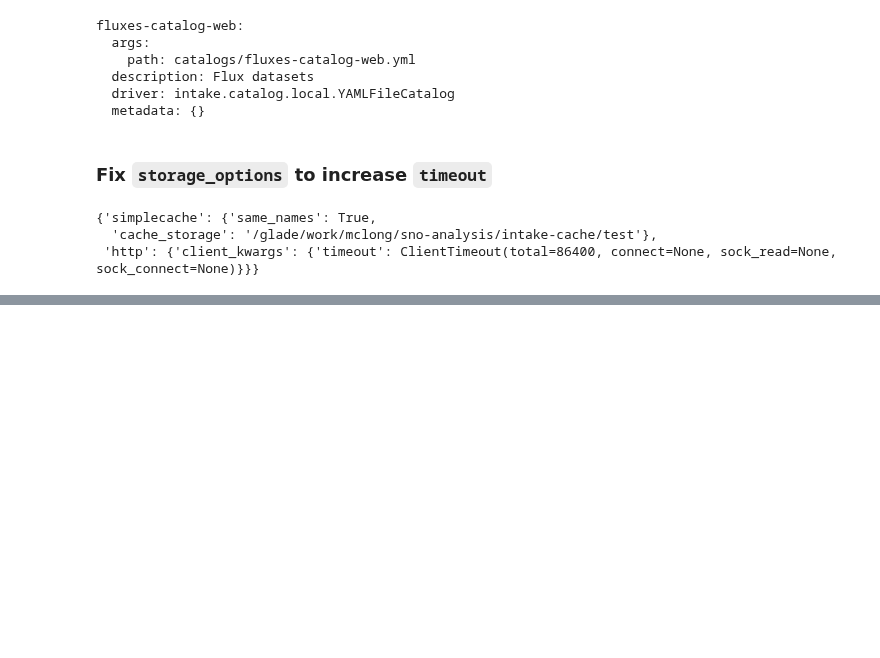
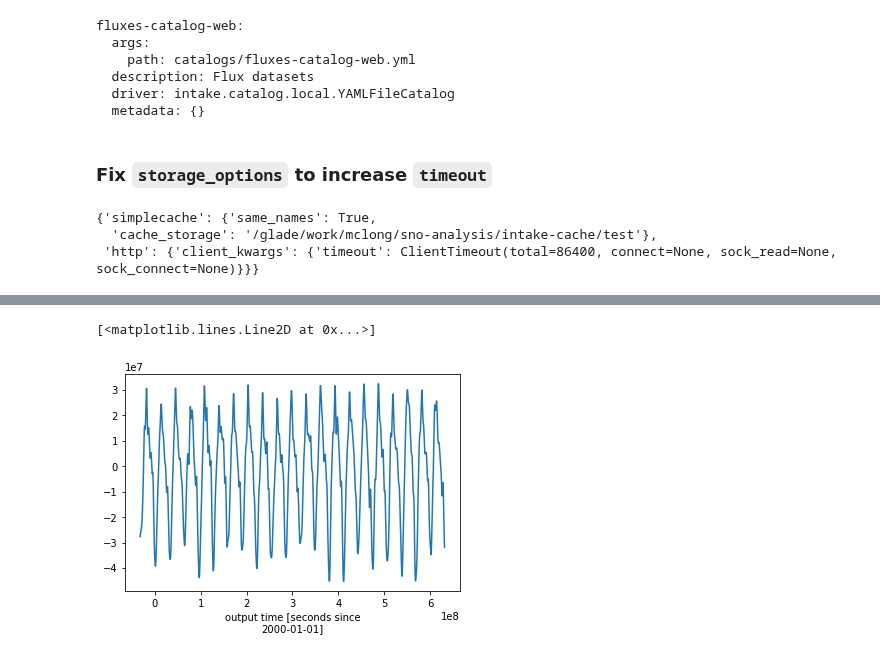
Before and after one commit to matt-long/sno-analysis, a Jupyter notebook: notebooks/_fgapo_carboscope.ipynb, the cells around one changed output, grey strips where cells are left out. Cells and saved outputs as stored; diff of their text form; code cells hidden in the pictures; blank space fills up the shorter version.

```diff
--- a/notebooks/_fgapo_carboscope.ipynb
+++ b/notebooks/_fgapo_carboscope.ipynb
@@ -113,0 +227,5 @@ dso.info()
+# %%
+(dso.fgapo_ocn * masked_area).sum(["lat", "lon"]).plot()
+# %% [output]
+[<matplotlib.lines.Line2D at 0x...>]
+[figure, added]
```
Also changed, not shown: parts of 12 cells of this notebook, 13 other files.
